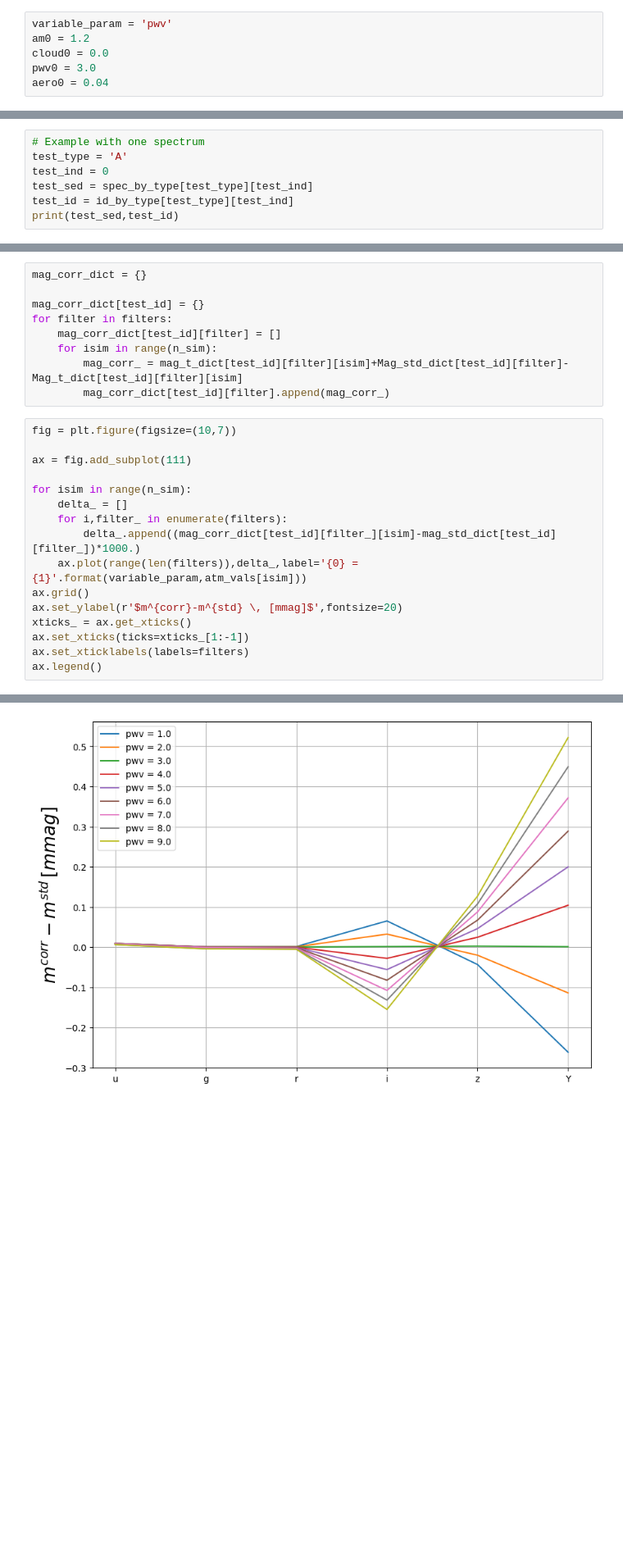
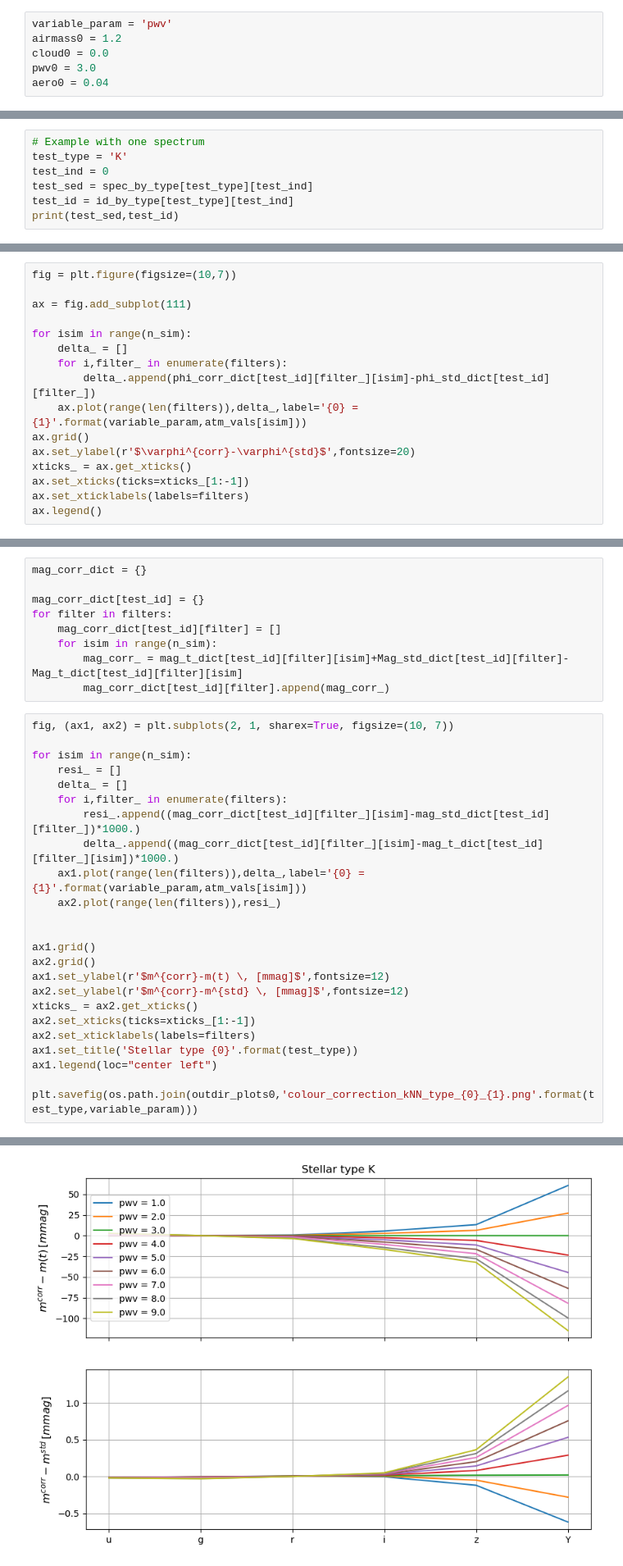
Before and after one commit to mrmonroy/auxtel_atm_color_comp, a Jupyter notebook: 04_color_corrections_pwv_kNN.ipynb, the cells around one changed output, grey strips where cells are left out. Shown at 82% size. Drawn from its saved outputs; the diff is of its cells as text; blank space fills up the shorter version.

Commit message:
Studied airmass

```diff
--- a/04_color_corrections_pwv_kNN.ipynb
+++ b/04_color_corrections_pwv_kNN.ipynb
@@ -186,7 +186,7 @@ ax.legend()
 Select variable parameter and specify airmass and clouds
 # %%
 variable_param = 'pwv'
-am0 = 1.2
+airmass0 = 1.2
 cloud0 = 0.0
 pwv0 = 3.0
 aero0 = 0.04
@@ -612,7 +612,7 @@ M ['038', '039', '040', '041', '042', '043', '044', '045', '095', '096', '097',
 Let's start with one spectrum of a type A star as example
 # %%
 # Example with one spectrum
-test_type = 'A'
+test_type = 'K'
 test_ind = 0
 test_sed = spec_by_type[test_type][test_ind]
 test_id = id_by_type[test_type][test_ind]
@@ -1515,0 +1500,16 @@ ax.legend()
+# %%
+fig = plt.figure(figsize=(10,7))
+
+ax = fig.add_subplot(111)
+
+for isim in range(n_sim):
+    delta_ = []
+    for i,filter_ in enumerate(filters):
+        delta_.append(phi_corr_dict[test_id][filter_][isim]-phi_std_dict[test_id][filter_])
+    ax.plot(range(len(filters)),delta_,label='{0} = {1}'.format(variable_param,atm_vals[isim]))
+ax.grid()
+ax.set_ylabel(r'$\varphi^{corr}-\varphi^{std}$',fontsize=20)
+xticks_ = ax.get_xticks()
+ax.set_xticks(ticks=xticks_[1:-1])
+ax.set_xticklabels(labels=filters)
+ax.legend()
@@ -1529,19 +1532,27 @@ for filter in filters:
         mag_corr_ = mag_t_dict[test_id][filter][isim]+Mag_std_dict[test_id][filter]-Mag_t_dict[test_id][filter][isim]
         mag_corr_dict[test_id][filter].append(mag_corr_)
 # %%
-fig = plt.figure(figsize=(10,7))
-
-ax = fig.add_subplot(111)
+fig, (ax1, ax2) = plt.subplots(2, 1, sharex=True, figsize=(10, 7))
 
 for isim in range(n_sim):
+    resi_ = []
     delta_ = []
     for i,filter_ in enumerate(filters):
-        delta_.append((mag_corr_dict[test_id][filter_][isim]-mag_std_dict[test_id][filter_])*1000.)
-    ax.plot(range(len(filters)),delta_,label='{0} = {1}'.format(variable_param,atm_vals[isim]))
-ax.grid()
-ax.set_ylabel(r'$m^{corr}-m^{std} \, [mmag]$',fontsize=20)
-xticks_ = ax.get_xticks()
-ax.set_xticks(ticks=xticks_[1:-1])
-ax.set_xticklabels(labels=filters)
-ax.legend()
+        resi_.append((mag_corr_dict[test_id][filter_][isim]-mag_std_dict[test_id][filter_])*1000.)
+        delta_.append((mag_corr_dict[test_id][filter_][isim]-mag_t_dict[test_id][filter_][isim])*1000.)
+    ax1.plot(range(len(filters)),delta_,label='{0} = {1}'.format(variable_param,atm_vals[isim]))
+    ax2.plot(range(len(filters)),resi_)
+
+
+ax1.grid()
+ax2.grid()
+ax1.set_ylabel(r'$m^{corr}-m(t) \, [mmag]$',fontsize=12)
+ax2.set_ylabel(r'$m^{corr}-m^{std} \, [mmag]$',fontsize=12)
+xticks_ = ax2.get_xticks()
+ax2.set_xticks(ticks=xticks_[1:-1])
+ax2.set_xticklabels(labels=filters)
+ax1.set_title('Stellar type {0}'.format(test_type))
+ax1.legend(loc="center left")
+
+plt.savefig(os.path.join(outdir_plots0,'colour_correction_kNN_type_{0}_{1}.png'.format(test_type,variable_param)))
 # %% [output]
@@ -1549 +1559 @@ ax.legend()
-[figure, old version]
+[figure, new version]
```
Also changed, not shown: parts of 22 cells of this notebook, 1 other file.
